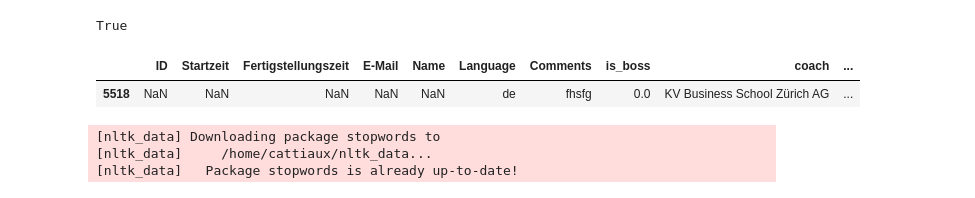
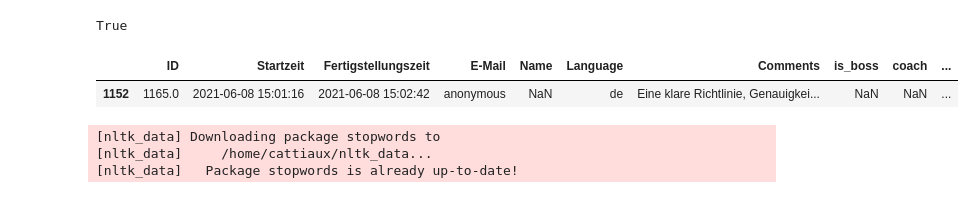
Before and after one commit to rachidje/wassati_bertopic, a Jupyter notebook: notebooks/lp3.ipynb, the cells around one changed output. Drawn from its saved outputs; the diff is of its cells as text; code cells hidden in the pictures.

```diff
--- a/notebooks/lp3.ipynb
+++ b/notebooks/lp3.ipynb
@@ -215,12 +216,12 @@ df_merge = df_merge.dropna(subset=['Comments'])
 # %%
 # Find rows that contain specific word
 pd.set_option('display.max_colwidth', None)
-df_translated[df_translated['translated_comments'].str.contains("fhsfg", case=False)]
+df_translated[df_translated['translated_comments'].str.contains("promotethe", case=False)]
 
-# df_translated.iloc[5513:5515]
+# df_translated.iloc[3776:3786]
 # %% [output]
 |  | ID | Startzeit | Fertigstellungszeit | E-Mail | Name | Language | Comments | is_boss | coach | ... |
-| 5518 | NaN | NaN | NaN | NaN | NaN | de | fhsfg | 0.0 | KV Business School Zürich AG | ... |
+| 1152 | 1165.0 | 2021-06-08 15:01:16 | 2021-06-08 15:02:42 | anonymous | NaN | de | Eine klare Richtlinie, Genauigkei... | NaN | NaN | ... |
 # %%
 update_rows = {
     4113:"""A GOOD CHIEF IS A PERSON WHO HAS A GREAT SENSE OF LISTENING AND WHO KNOWS HOW TO APPRECIATE THE NEEDS OF HIS COLLABORATORS AND RESPOND TO THEM WHILE TAKING INTO ACCOUNT THE REQUIREMENTS OF COMPANY POLICY. IT'S ALSO SOMEONE WHO KNOWS MY JOB AND NOT MY TASKS, AND WHO CAN UNDERSTAND MY EXPECTATIONS AND NEEDS FOR DEVELOPMENT. IT'S ALSO SOMEONE WHO KNOWS HOW TO CONGRATULATE AND REPRIMAND, TO SET THE RIGHT PACE AND GIVE RESPONSIBILITY TO EMPLOYEES.""",
```
Also changed, not shown: parts of 7 cells of this notebook.
